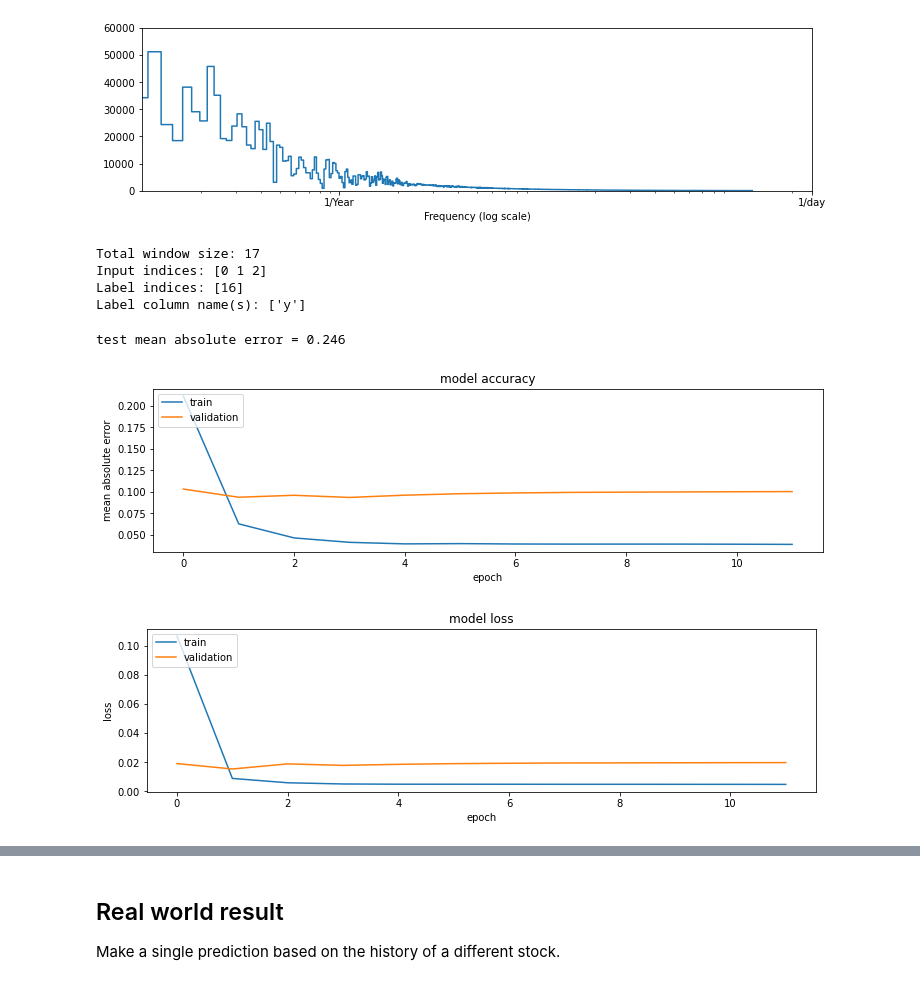
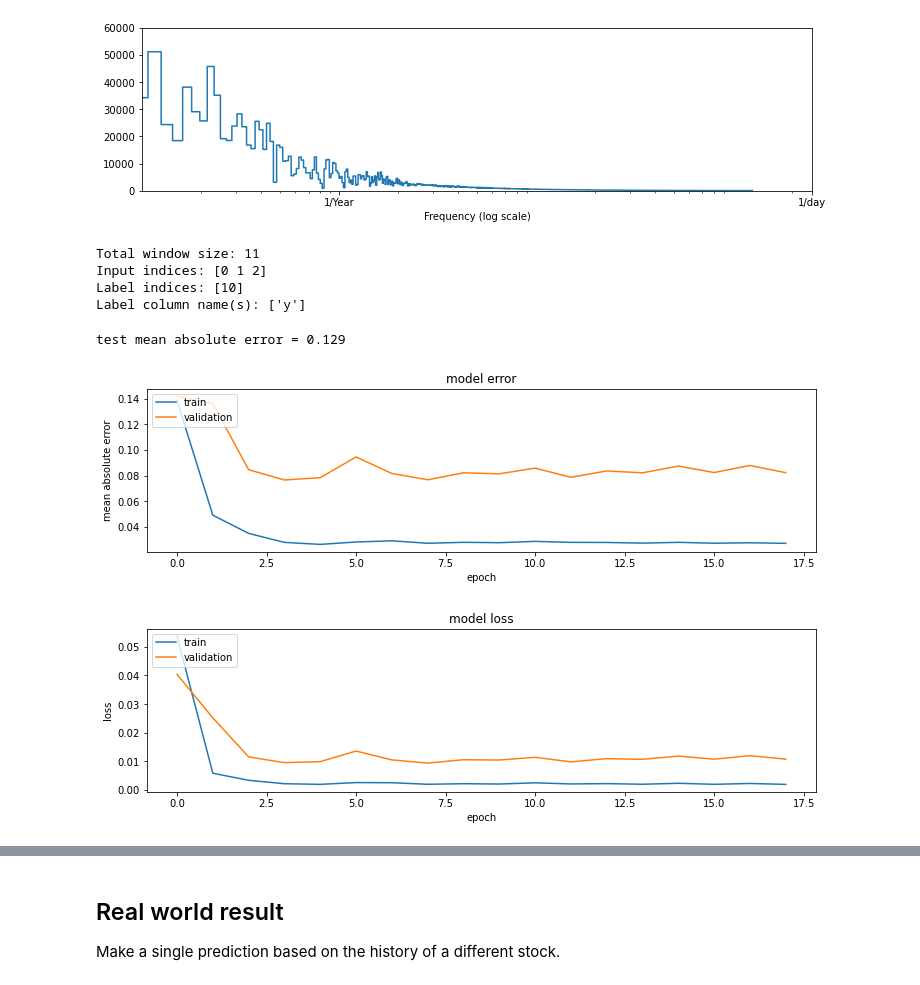
Before and after one commit to Grant-Syt/495_stock_forecast, a Jupyter notebook: stock_forecast.ipynb, the cells around one changed output, grey strips where cells are left out. Cells and saved outputs as stored; diff of their text form; code cells hidden in the pictures.

```diff
--- a/stock_forecast.ipynb
+++ b/stock_forecast.ipynb
@@ -11,6 +11,7 @@ import pandas as pd
 import seaborn as sns
 import tensorflow as tf
 from scipy.signal import savgol_filter
+import random
 
 # mapping '/' to __truediv__()
 from __future__ import division
@@ -30,7 +31,7 @@ VERBOSE = True
 MAX_EPOCHS = 30
 INPUT_WIDTH = 3
 LABEL_WIDTH = 1
-SHIFT = 14
+SHIFT = 8
 WINDOW_SIZE = INPUT_WIDTH + SHIFT
 
 if VERBOSE:
@@ -160,9 +161,9 @@ conv_window = WindowGenerator( train_df=train_df, test_df=test_df, val_df=val_df
 if VERBOSE:
     print( conv_window )
 # %% [output]
-Total window size: 17
+Total window size: 11
 Input indices: [0 1 2]
-Label indices: [16]
+Label indices: [10]
 Label column name(s): ['y']
 # %%
 def compile_and_fit(model, window, patience=10):
@@ -189,37 +190,37 @@ IPython.display.clear_output()
 # use model on test
 test_iterator = iter(conv_window.test)
 y_p = []
 y = []
 for inputs, labels in test_iterator:
     predictions = conv_model( inputs )
     for i in range( predictions.shape[0] ):
         y_p.append( predictions[i][0,:][0].numpy() )
         y.append( labels[i][0,:][0] )
 
 y_p = np.array( y_p )
 y = np.array( y )
 mae = mean_absolute_error( y_p, y )
 print( "test mean absolute error = {0:0.3f}".format( mae ) )
 
-plt.title('model accuracy')
+plt.title('model error')
 plt.plot(history.history['mean_absolute_error'])
 plt.plot(history.history['val_mean_absolute_error'])
 plt.ylabel('mean absolute error')
 plt.xlabel('epoch')
 plt.legend(['train', 'validation'], loc='upper left')
 plt.show()
 
 plt.title('model loss')
 plt.plot(history.history['loss'])
 plt.plot(history.history['val_loss'])
 plt.ylabel('loss')
 plt.xlabel('epoch')
 plt.legend(['train', 'validation'], loc='upper left')
 plt.show()
 # %% [output]
-test mean absolute error = 0.246
+test mean absolute error = 0.129
-[figure, old version]
+[figure, new version]
-[figure, old version]
+[figure, new version]
 # %%
 print( "test mean absolute error = {0:0.3f}".format( mae ) )
 
```
Also changed, not shown: parts of 2 cells of this notebook.
